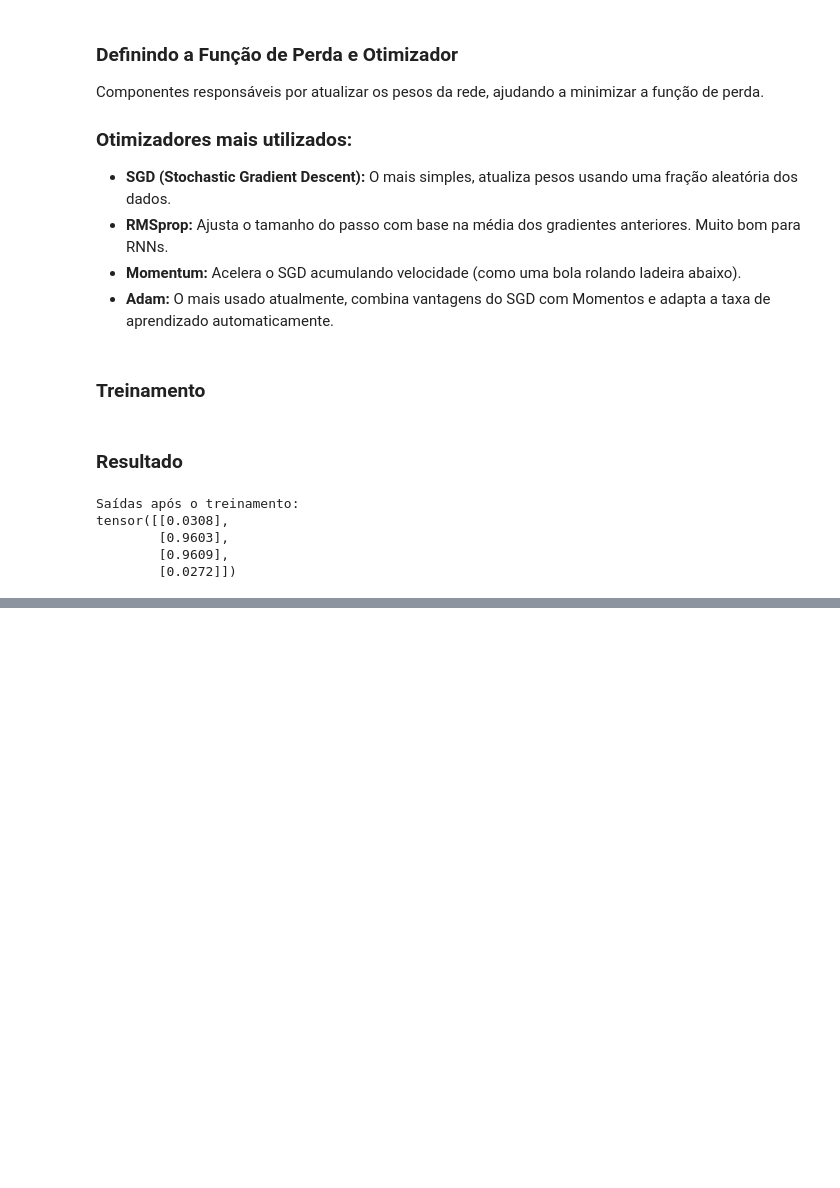
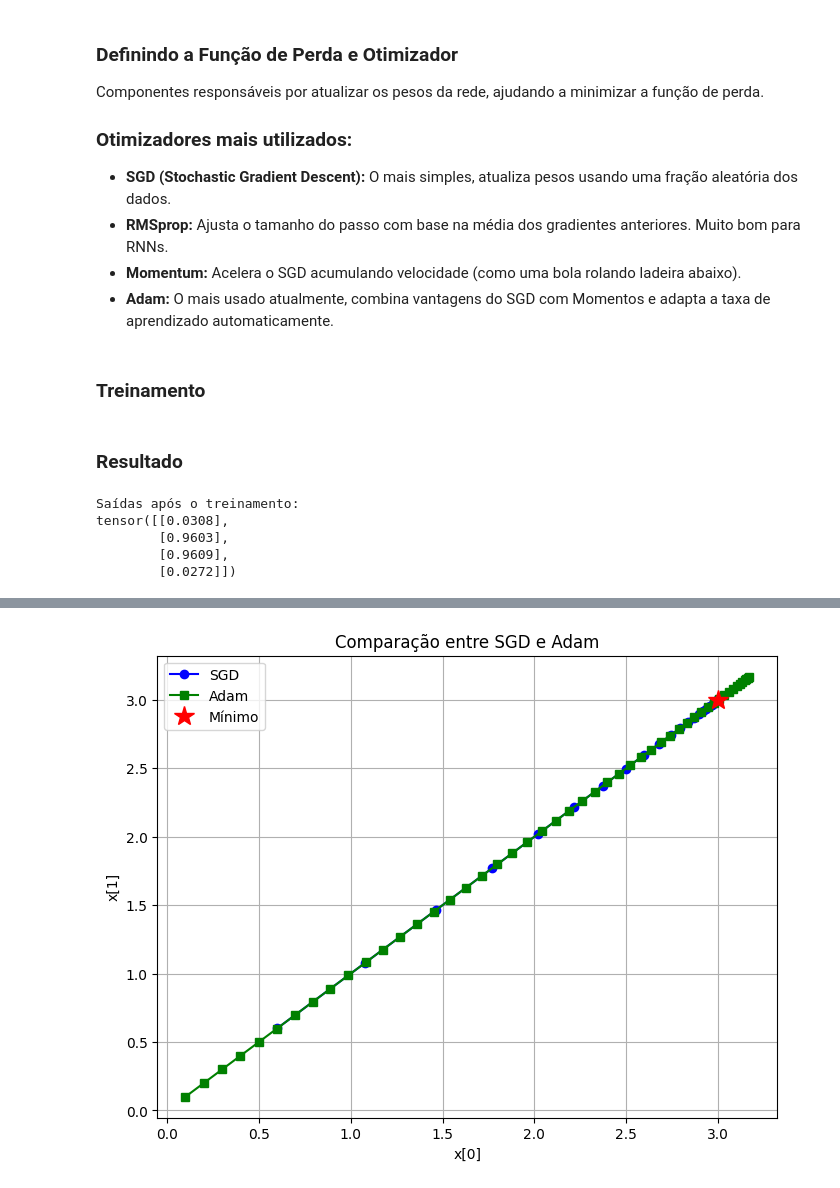
Before and after one commit to JessicaMayumi/ml-playground, a Jupyter notebook: day2.ipynb, the cells around one changed output, grey strips where cells are left out. Saved outputs shown, nothing was run; the diff lists cells and outputs as text; code cells hidden in the pictures; blank space fills up the shorter version.

```diff
--- a/day2.ipynb
+++ b/day2.ipynb
@@ -133,0 +268,72 @@ tensor([[0.0308],
+# %%
+import torch
+import torch.nn as nn
+
+model = nn.Linear(2, 1)
+optimizer = torch.optim.Adam(model.parameters(), lr=0.01) # fala quais parametros o otimizador deve atualizar
+loss_fn = nn.MSELoss()
+
+x = torch.randn(10, 2)
+y = torch.randn(10, 1)
+
+# Treinamento (1 passo)
+pred = model(x)
+loss = loss_fn(pred, y)
+optimizer.zero_grad()
+loss.backward()
+optimizer.step()
+# %%
+import torch
+import torch.nn as nn
+import torch.nn.functional as F
+import matplotlib.pyplot as plt
+
+# Função objetivo simples: mínimo em (3, 3)
+def func(x):
+    return (x[0] - 3)**2 + (x[1] - 3)**2
+
+# Gradiente da função
+def grad(x):
+    return torch.tensor([2*(x[0]-3), 2*(x[1]-3)])
+
+# Inicialização
+x_sgd = torch.tensor([0.0, 0.0], requires_grad=True)
+x_adam = torch.tensor([0.0, 0.0], requires_grad=True)
+
+sgd = torch.optim.SGD([x_sgd], lr=0.1)
+adam = torch.optim.Adam([x_adam], lr=0.1)
+
+sgd_path, adam_path = [], []
+
+# Treinamento
+for _ in range(50):
+    # SGD
+    sgd.zero_grad()
+    loss_sgd = func(x_sgd)
+    loss_sgd.backward()
+    sgd.step()
+    sgd_path.append(x_sgd.detach().numpy().copy())
+
+    # Adam
+    adam.zero_grad()
+    loss_adam = func(x_adam)
+    loss_adam.backward()
+    adam.step()
+    adam_path.append(x_adam.detach().numpy().copy())
+
+# Plotando os caminhos
+sgd_path = torch.tensor(sgd_path)
+adam_path = torch.tensor(adam_path)
+
+plt.figure(figsize=(8, 6))
+plt.plot(sgd_path[:, 0], sgd_path[:, 1], 'o-', label="SGD", color='blue')
+plt.plot(adam_path[:, 0], adam_path[:, 1], 's-', label="Adam", color='green')
+plt.plot(3, 3, 'r*', markersize=15, label="Mínimo")
+plt.xlabel("x[0]")
+plt.ylabel("x[1]")
+plt.title("Comparação entre SGD e Adam")
+plt.legend()
+plt.grid(True)
+plt.show()
+# %% [output]
+[figure, added]
```
Also changed, not shown: parts of 78 cells of this notebook, 11 other files.
